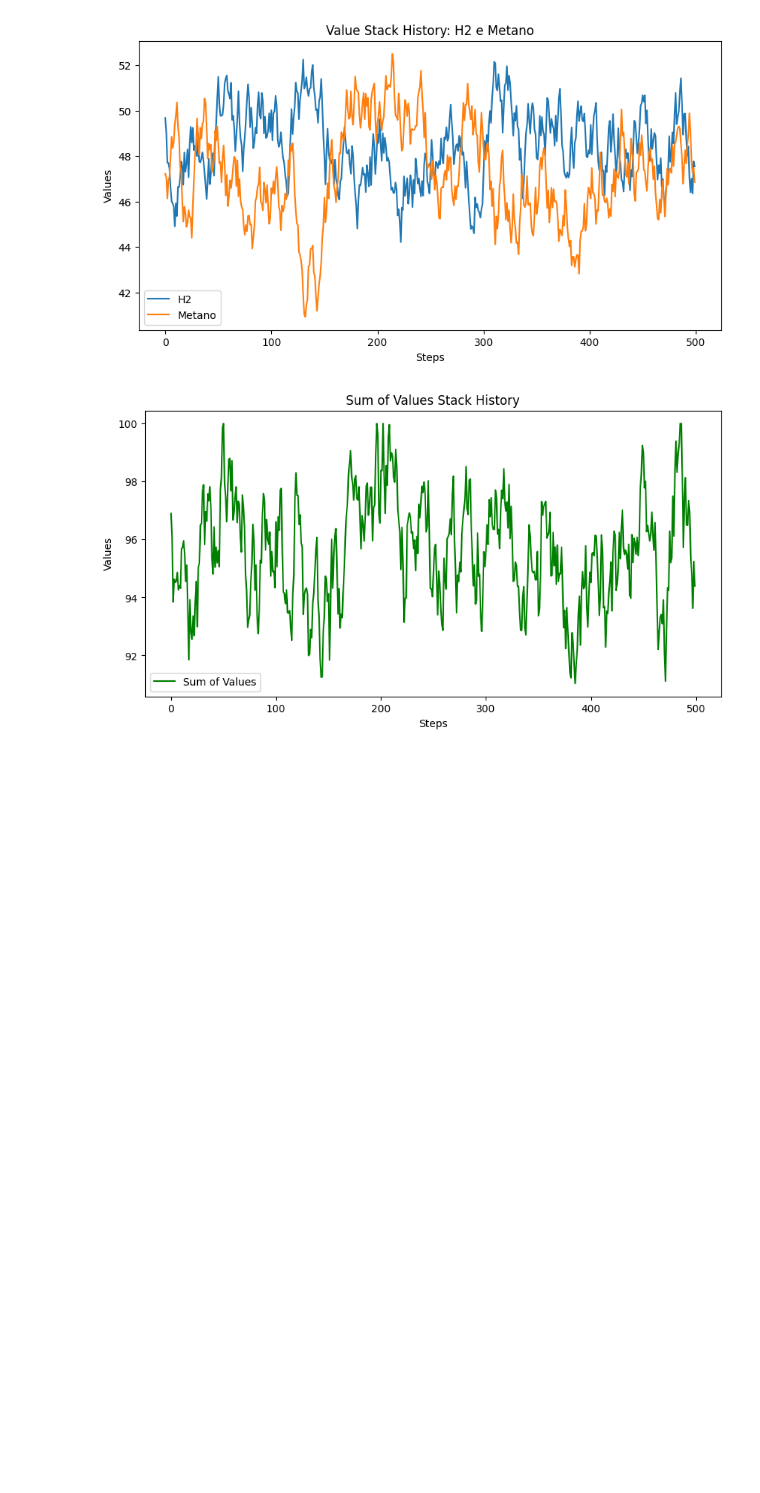
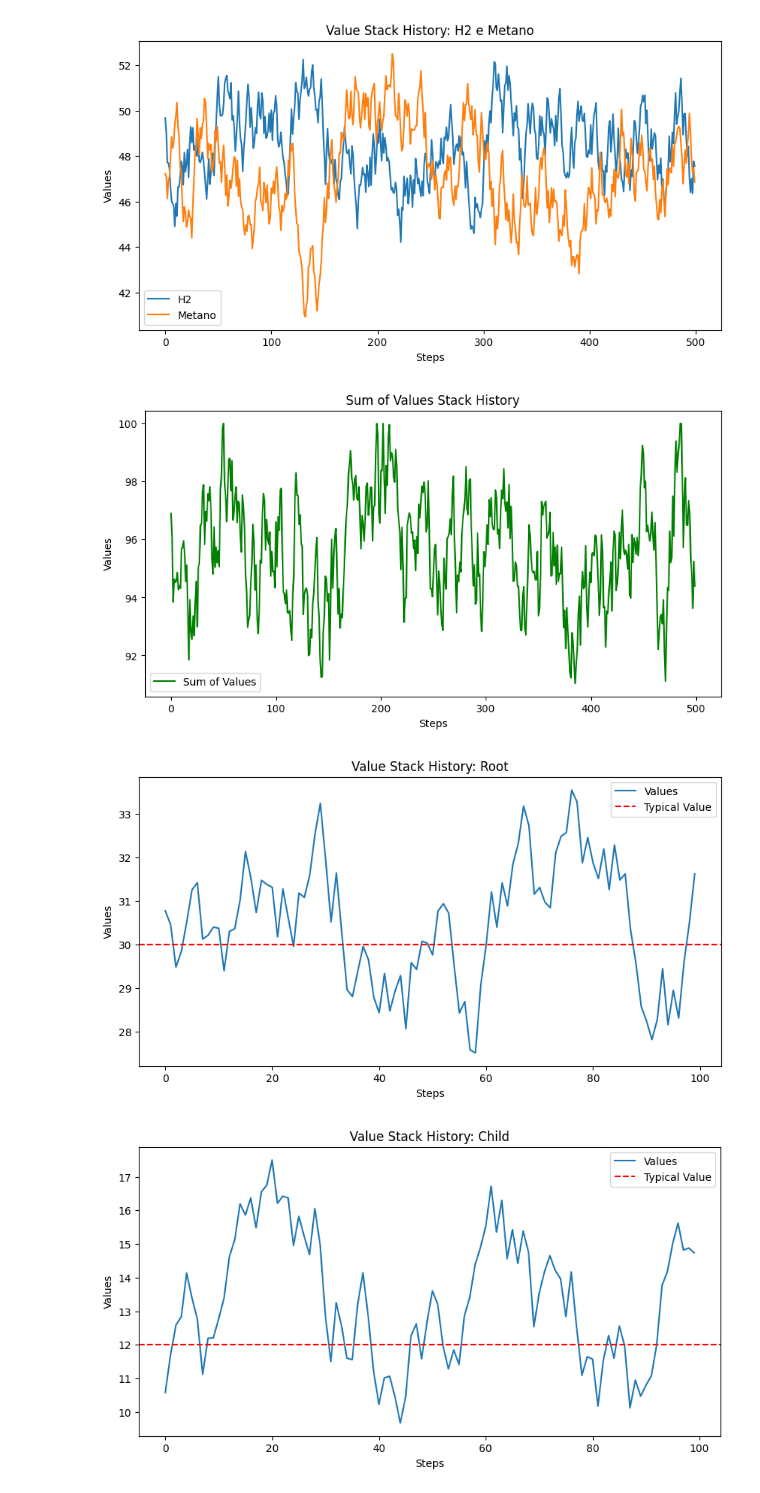
Before and after one commit to gust-vaz/IC_RL_project, a Jupyter notebook: simulador_draft.ipynb, the cells around one changed output. Drawn from its saved outputs; the diff is of its cells as text; code cells hidden in the pictures; blank space fills up the shorter version.

```diff
--- a/simulador_draft.ipynb
+++ b/simulador_draft.ipynb
@@ -23,4 +23,25 @@ Base.show_sum_history()
 # %% [output]
 [figure]
 [figure]
+# %%
+# Define operators
+root_op = Standard(lower_bound=10, upper_bound=50, typical_value=30, name="Root")
+child_op = Standard(lower_bound=5, upper_bound=20, typical_value=12, name="Child")
+
+# Create graph and nodes
+graph = Graph()
+root_node = graph.add_node(root_op)
+child_node = graph.add_node(child_op)
+
+# Add edge with CorrelacaoUsual
+correlation_strategy = CorrelacaoUsual(correlation=0.5)
+graph.add_edge(root_node, child_node, strategy=correlation_strategy)
+
+# Simulate and visualize
+graph.simulate(steps=100)
+root_node.op.show_history()
+child_node.op.show_history()
+# %% [output]
+[figure, added]
+[figure, added]
 # %%
```
Also changed, not shown: parts of 2 cells of this notebook, 2 other files.
